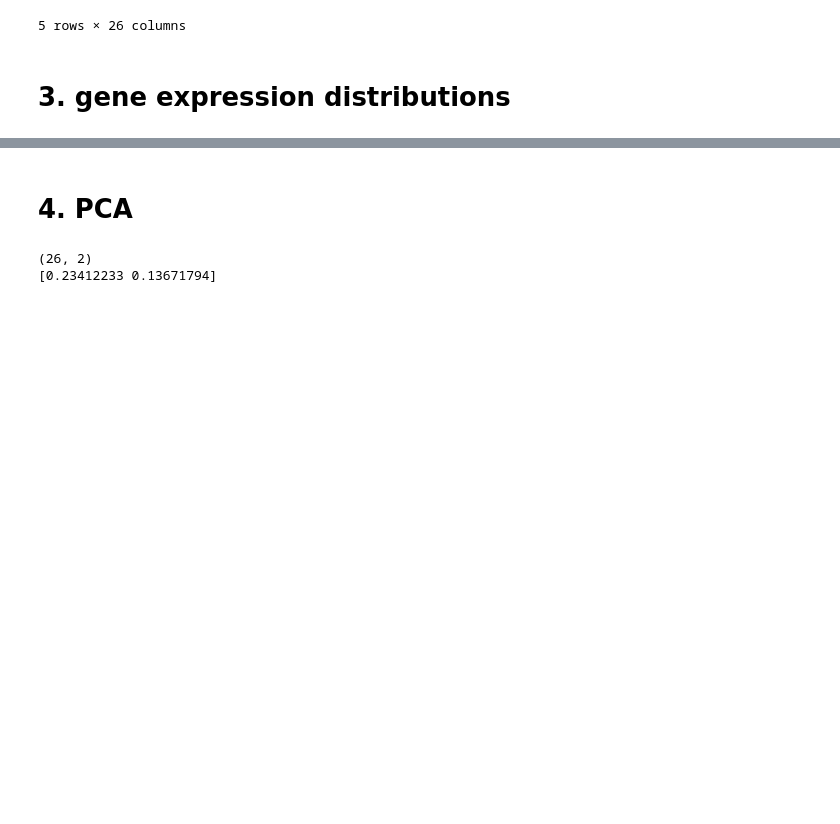
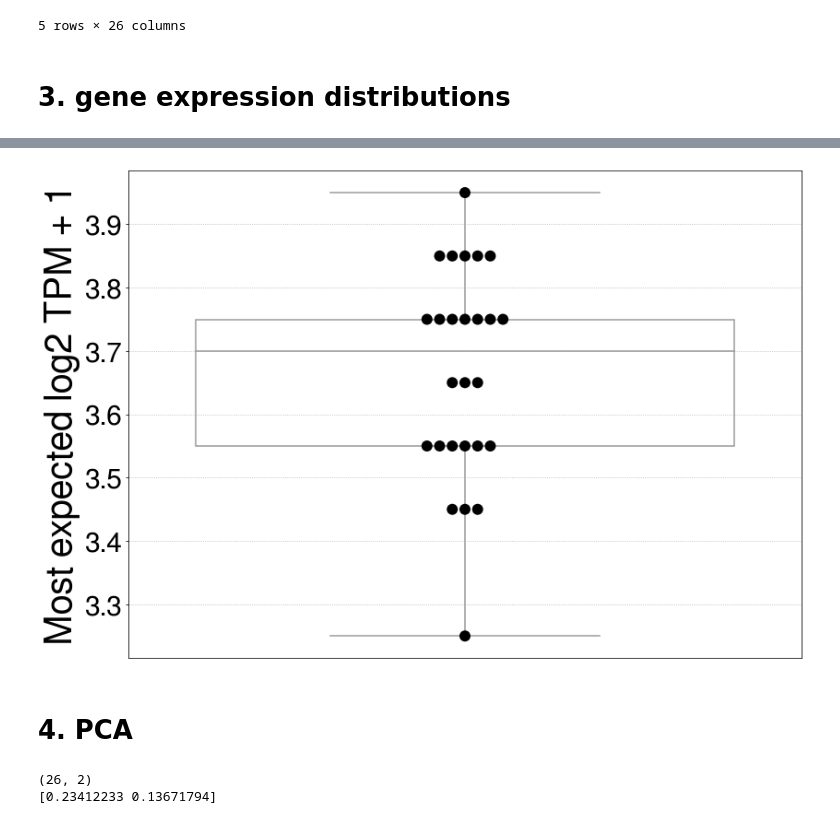
Before and after one commit to adelomana/egoi, a Jupyter notebook: gene_expression_analysis/gene_level_tpm_finder/gene expression distribution.ipynb, the cells around one changed output, grey strips where cells are left out. Drawn from its saved outputs; the diff is of its cells as text; code cells hidden in the pictures; blank space fills up the shorter version.

```diff
--- a/gene_expression_analysis/gene_level_tpm_finder/gene expression distribution.ipynb
+++ b/gene_expression_analysis/gene_level_tpm_finder/gene expression distribution.ipynb
@@ -101,3 +143,12 @@ print(absolute_max)
+# %%
+seaborn.boxplot(data=most_likely_expressions, color='white')
+seaborn.swarmplot(data=most_likely_expressions, color='black', size=12)
+matplotlib.pyplot.grid(ls=':')
+matplotlib.pyplot.ylabel('Most expected log2 TPM + 1')
+matplotlib.pyplot.xticks([])
+matplotlib.pyplot.tight_layout()
+# %% [output]
+[figure, added]
 # %% [markdown]
 # 4. PCA
 # %%
```
Also changed, not shown: parts of 9 cells of this notebook, 1 other file.
